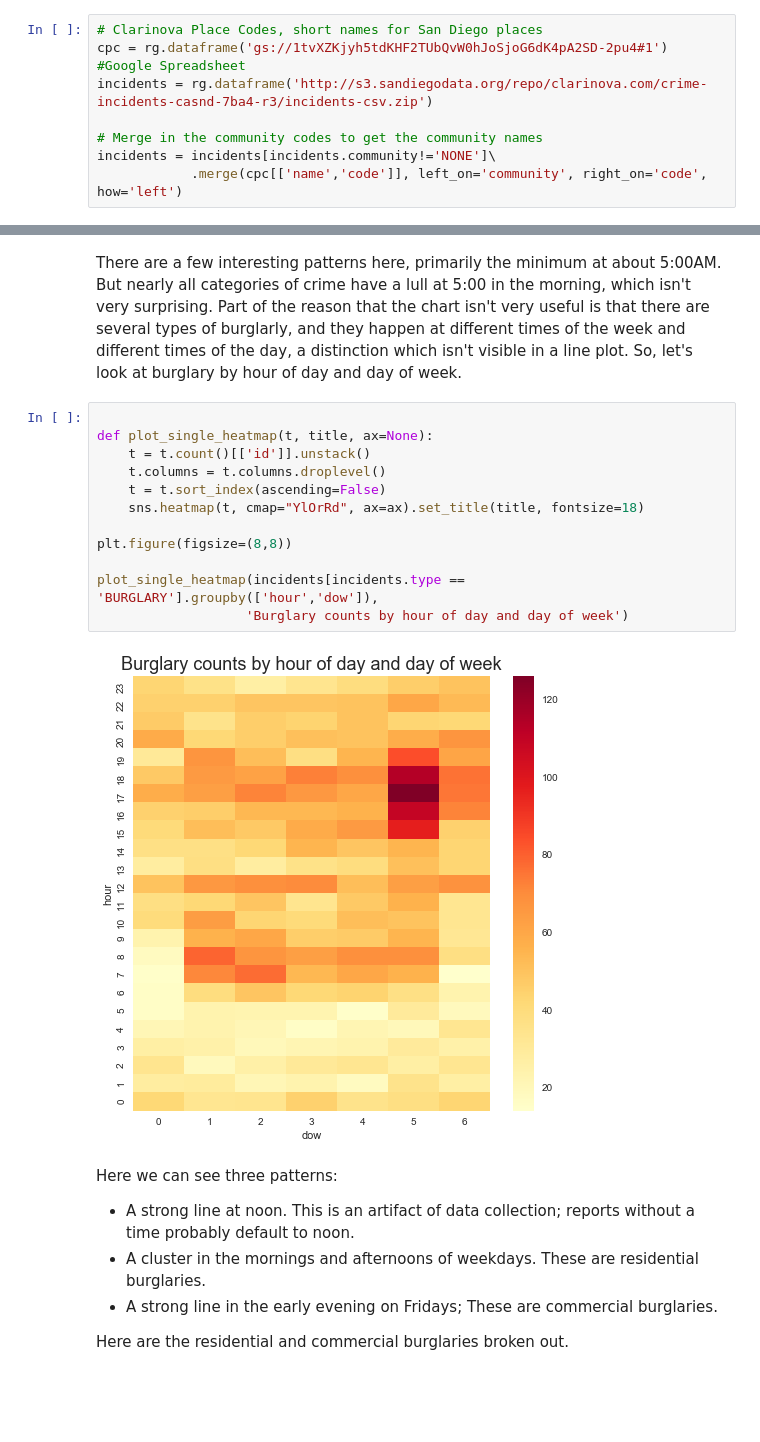
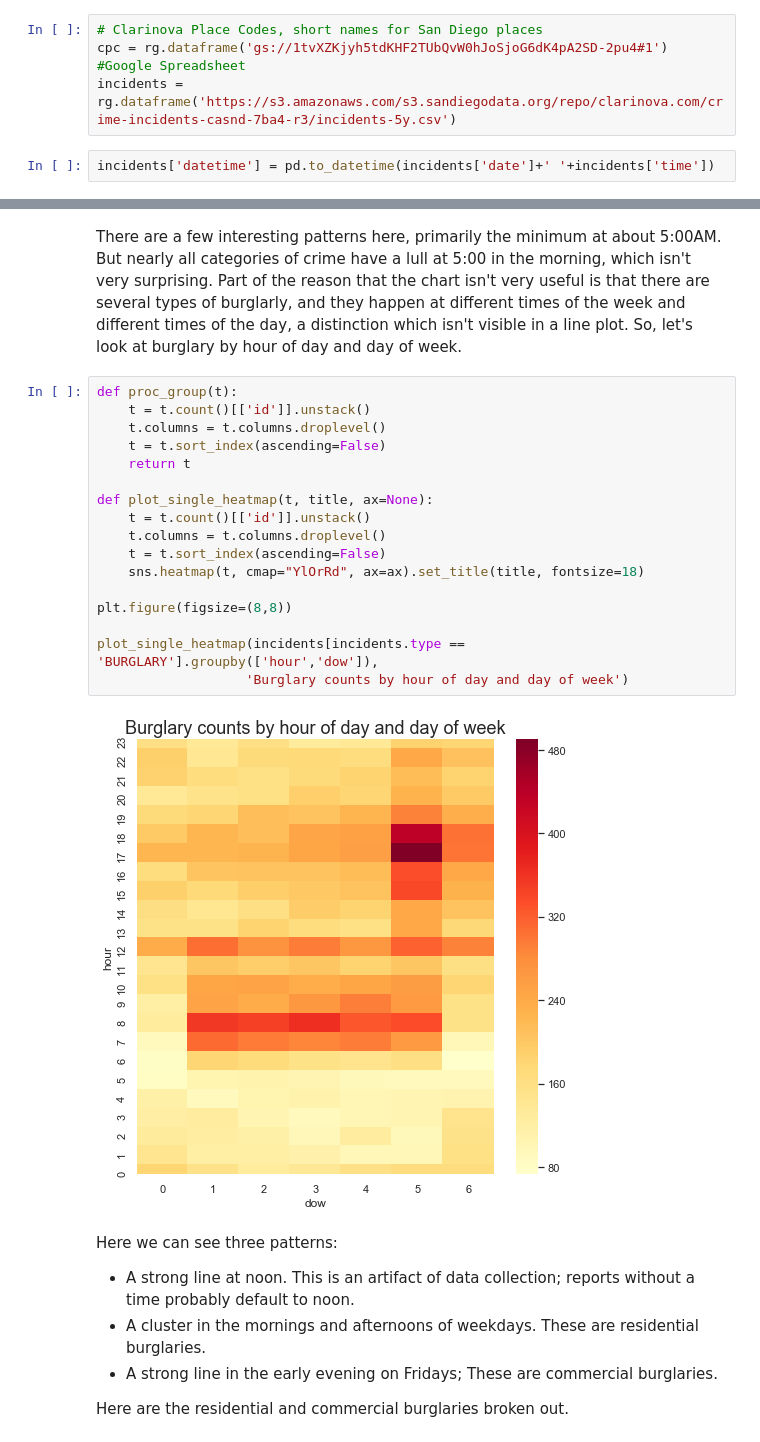
Before and after one commit to CivicKnowledge/insights.civicknowledge.com, a Jupyter notebook: crime/Crime Rhythm Maps.ipynb, the cells around one changed output, grey strips where cells are left out. Cells and saved outputs as stored; diff of their text form; blank space fills up the shorter version.

```diff
--- a/crime/Crime Rhythm Maps.ipynb
+++ b/crime/Crime Rhythm Maps.ipynb
@@ -34,8 +33,6 @@ sns.set(color_codes=True)
 # %%
 # Clarinova Place Codes, short names for San Diego places
 cpc = rg.dataframe('gs://1tvXZKjyh5tdKHF2TUbQvW0hJoSjoG6dK4pA2SD-2pu4#1') #Google Spreadsheet
-incidents = rg.dataframe('http://s3.sandiegodata.org/repo/clarinova.com/crime-incidents-casnd-7ba4-r3/incidents-csv.zip')
-
-# Merge in the community codes to get the community names
-incidents = incidents[incidents.community!='NONE']\
-            .merge(cpc[['name','code']], left_on='community', right_on='code', how='left')
+incidents = rg.dataframe('https://s3.amazonaws.com/s3.sandiegodata.org/repo/clarinova.com/crime-incidents-casnd-7ba4-r3/incidents-5y.csv')
+# %%
+incidents['datetime'] = pd.to_datetime(incidents['date']+' '+incidents['time'])
@@ -55,19 +56,24 @@ plt.suptitle("Burglary Incidients versus Hour of Day", fontsize=18);
 # %% [markdown]
 There are a few interesting patterns here, primarily the minimum at about 5:00AM. But nearly all categories of crime have a lull at 5:00 in the morning, which isn't very surprising. Part of the reason that the chart isn't very useful is that there are several types of burglarly, and they happen at different times of the week and different times of the day, a distinction which isn't visible in a line plot. So, let's look at burglary by hour of day and day of week.
 # %%
+def proc_group(t):
+    t = t.count()[['id']].unstack()
+    t.columns = t.columns.droplevel()
+    t = t.sort_index(ascending=False)
+    return t
 
 def plot_single_heatmap(t, title, ax=None):
     t = t.count()[['id']].unstack()
     t.columns = t.columns.droplevel()
     t = t.sort_index(ascending=False)
     sns.heatmap(t, cmap="YlOrRd", ax=ax).set_title(title, fontsize=18)
 
 plt.figure(figsize=(8,8))
 
 plot_single_heatmap(incidents[incidents.type == 'BURGLARY'].groupby(['hour','dow']),
                    'Burglary counts by hour of day and day of week')
 # %% [output]
-[figure, old version]
+[figure, new version]
 # %% [markdown]
 Here we can see three patterns:
 * A strong line at noon. This is an artifact of data collection; reports without a time probably default to noon.
```
Also changed, not shown: parts of 10 cells of this notebook, 4 other files.
